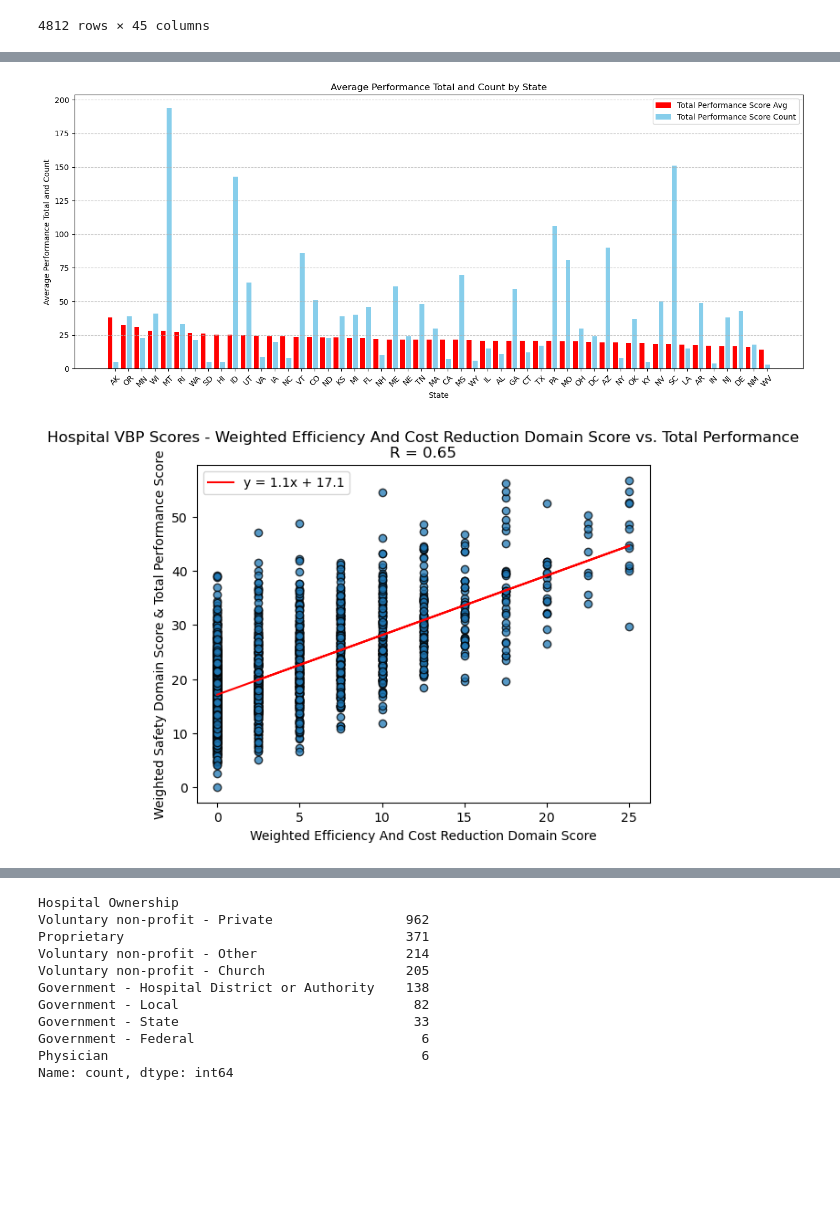
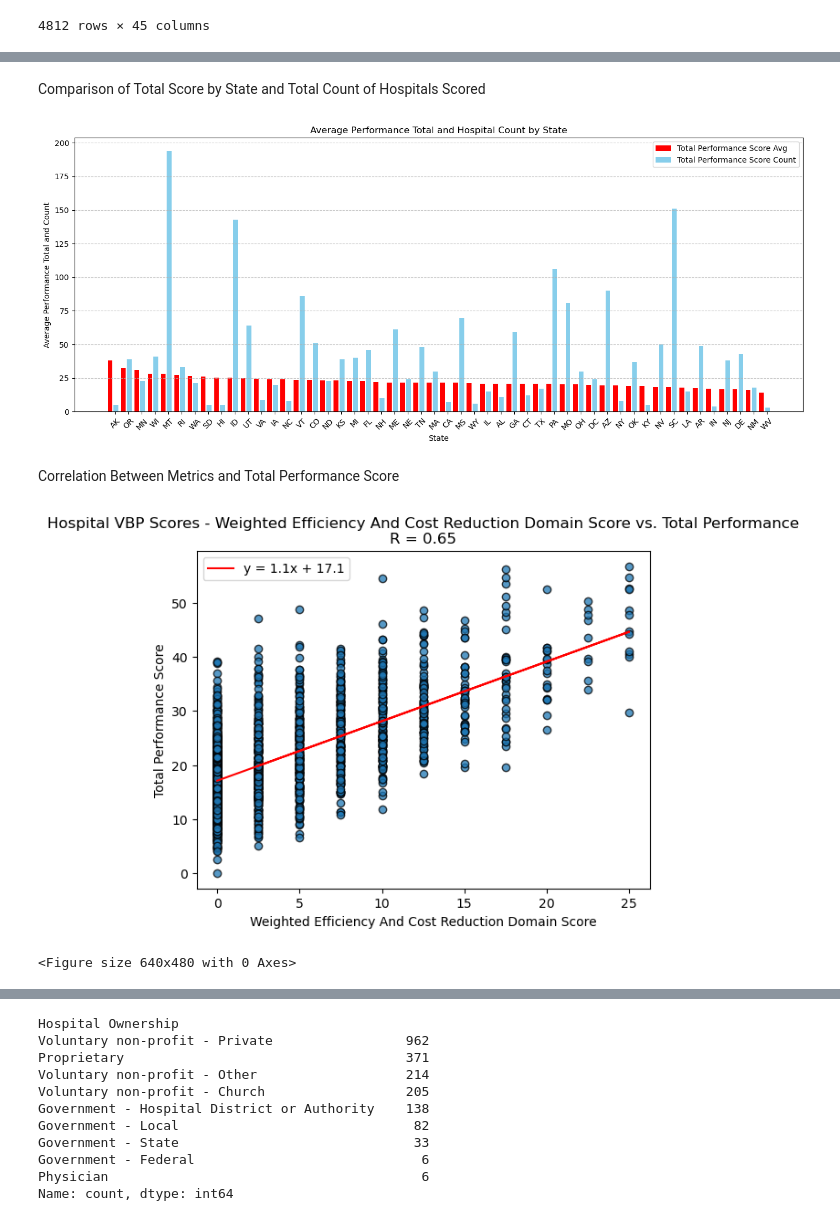
Before and after one commit to ElizabethVandergrift/Hospital_Metrics_Analysis, a Jupyter notebook: Project-1.ipynb, the cells around one changed output, grey strips where cells are left out. Drawn from its saved outputs; the diff is of its cells as text; code cells hidden in the pictures; blank space fills up the shorter version.

```diff
--- a/Project-1.ipynb
+++ b/Project-1.ipynb
@@ -330,3 +253,5 @@ lowest_states.head(10)
+# %% [markdown]
+Comparison of Total Score by State and Total Count of Hospitals Scored
 # %%
 
 bar_width = 0.35
@@ -343,16 +268,19 @@ plt.bar(x, top_states['Total Performance Score Avg'], width=bar_width, color='re
 # Plot the second set of bars next to the first one
 plt.bar([i + bar_width + 0.1 for i in x], by_state_df_count['Total Performance Score Count'], width=bar_width, color='skyblue', label='Total Performance Score Count')
 
-plt.title('Average Performance Total and Count by State')
+plt.title('Average Performance Total and Hospital Count by State')
 plt.xlabel('State')
 plt.ylabel('Average Performance Total and Count')
 plt.xticks([i + bar_width + 0.05 for i in x], top_states.index, rotation=45)  # Adjust tick mark positions
 plt.grid(axis='y', linestyle='--', alpha=0.7)
 plt.legend()
 plt.tight_layout()
+plt.savefig("fig_1.png")
 plt.show()
 # %% [output]
-[figure, old version]
+[figure, new version]
+# %% [markdown]
+Correlation Between Metrics and Total Performance Score
 # %%
 # Define a function to create Linear Regression plots
 def plot_linear_regression(x_values, y_values, xlabel, ylabel, title, coordinates):
@@ -390,14 +318,17 @@ def plot_linear_regression(x_values, y_values, xlabel, ylabel, title, coordinate
 # %%
 # Linear regression
 
 plot_linear_regression(new_hospital_data_df['Weighted Efficiency And Cost Reduction Domain Score'], new_hospital_data_df['Total Performance Score'],
                        'Weighted Efficiency And Cost Reduction Domain Score',
-                       'Weighted Safety Domain Score & Total Performance Score',
+                       'Total Performance Score',
                        'Hospital VBP Scores - Weighted Efficiency And Cost Reduction Domain Score vs. Total Performance', (10, 270))
 
+
+plt.savefig("Output/fig_2.png")
 plt.show()
 # %% [output]
-[figure, old version]
+[figure, new version]
+<Figure size 640x480 with 0 Axes>
 # %%
 # Linear regression
 
```
Also changed, not shown: parts of 39 cells of this notebook, 28 other files.
